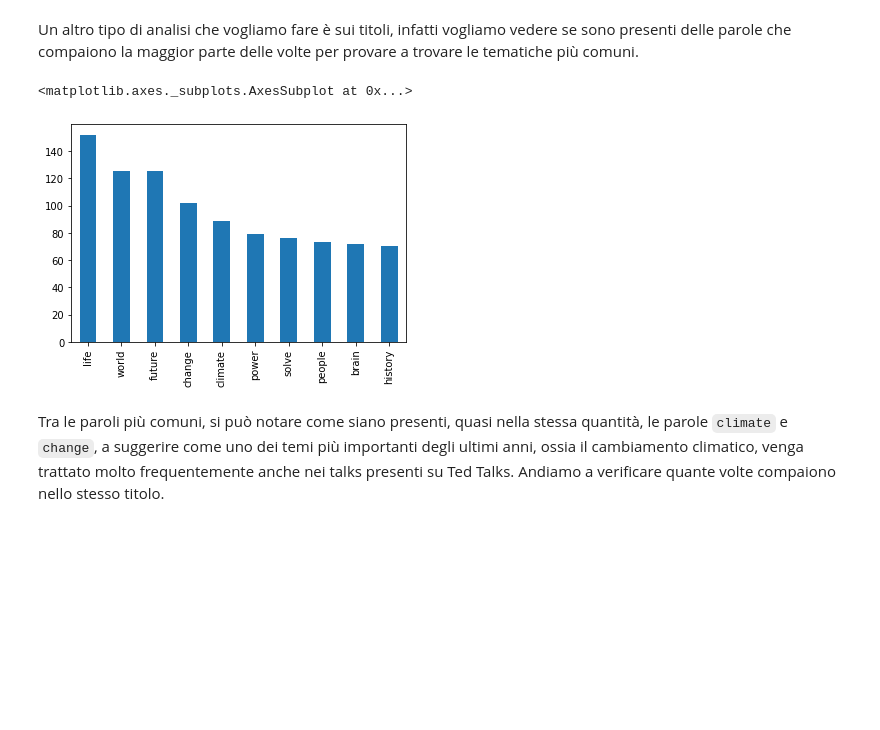
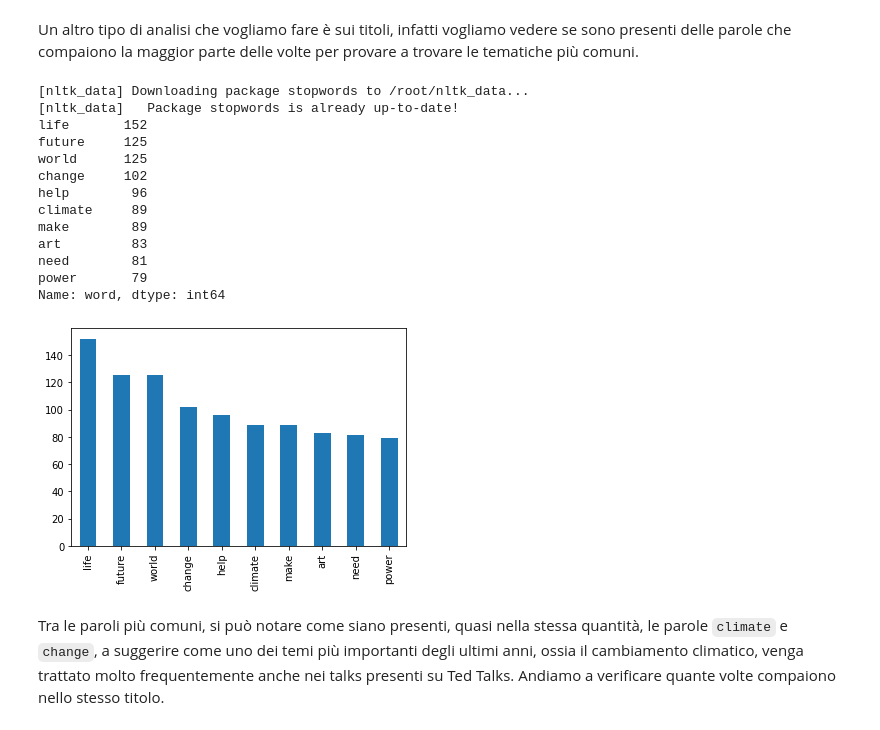
Before and after one commit to Fili00/Analisi_TedTalkDataset, a Jupyter notebook: progetto.ipynb, the cells around one changed output. Saved outputs shown, nothing was run; the diff lists cells and outputs as text; code cells hidden in the pictures; blank space fills up the shorter version.

```diff
--- a/progetto.ipynb
+++ b/progetto.ipynb
@@ -187,0 +197,9 @@ Adesso vogliamo andare a vedere in quali periodi sono state registrati i talks c
+# %%
+import calendar
+#list(calendar.month_name)
+ted['month'] = ted['date'].str.split(' ', expand=True)[0]
+
+ted['month']=pd.Categorical(ted['month'], categories=list(calendar.month_name)[1::], ordered=True)
+views = ted.sort_values(by='month').groupby('month')['views'].sum()
+
+views.plot(kind='bar')
@@ -226,17 +251,36 @@ Si può notare come l'anno in cui i talks sono andati mediamente meglio è il 20
 # %% [markdown]
 Un altro tipo di analisi che vogliamo fare è sui titoli, infatti vogliamo vedere se sono presenti delle parole che compaiono la maggior parte delle volte per provare a trovare le tematiche più comuni.
 # %%
+import nltk
+from nltk.corpus import stopwords
+nltk.download('stopwords')
+banned = list(stopwords.words('english'))+['—', 'new', 'us', 'could']
+
+
 wordsList=[]
-banned=['your', 'from', 'that', 'with', 'what', 'about', 'could', 'should', 'make', 'need', 'better', 'like', 'when', 'more', 'have', 'this', 'help']
 for v in ted['title'].values:
   for w in v.split():
-    if w.lower() not in banned and len(w)>3:
+    if w.lower() not in banned:
       wordsList.append(w.lower())
 words = pd.DataFrame({'word':wordsList})
 words['word'].value_counts().nlargest(10).plot(kind='bar') #TODO: VEDERE SE RIMUOVERE
+
+print(words['word'].value_counts().nlargest(10))
 # %% [output]
-<matplotlib.axes._subplots.AxesSubplot at 0x...>
+[nltk_data] Downloading package stopwords to /root/nltk_data...
+[nltk_data]   Package stopwords is already up-to-date!
+life       152
+future     125
+world      125
+change     102
+help        96
+climate     89
+make        89
+art         83
+need        81
+power       79
+Name: word, dtype: int64
-[figure, old version]
+[figure, new version]
 # %% [markdown]
 Tra le paroli più comuni, si può notare come siano presenti, quasi nella stessa quantità, le parole `climate` e `change`, a suggerire come uno dei temi più importanti degli ultimi anni, ossia il cambiamento climatico, venga trattato molto frequentemente anche nei talks presenti su Ted Talks. Andiamo a verificare quante volte compaiono nello stesso titolo.
 # %%
```
Also changed, not shown: parts of 12 cells of this notebook.
